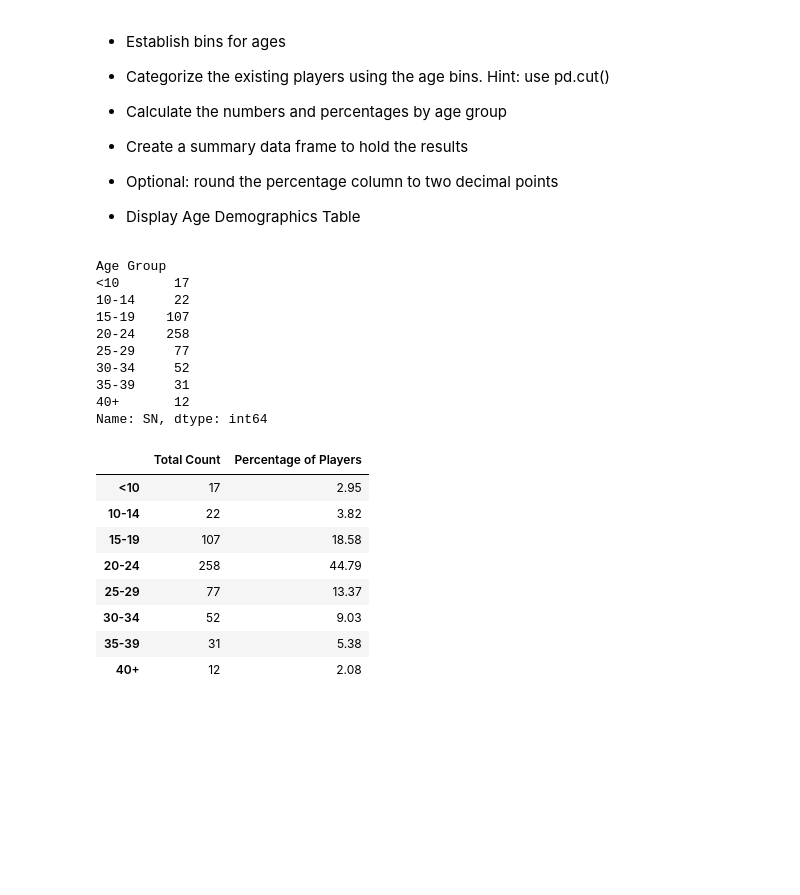
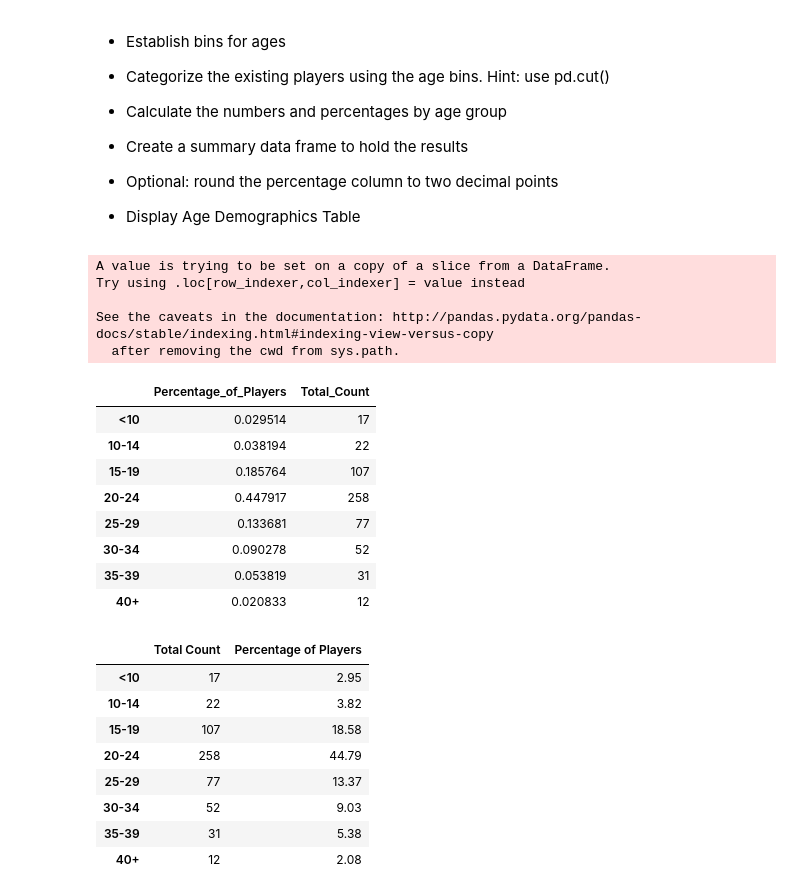
Before and after one commit to dc-liska/HeroesOfPymoli, a Jupyter notebook: HeroesOfPymoli.ipynb, the cells around one changed output. Saved outputs shown, nothing was run; the diff lists cells and outputs as text; code cells hidden in the pictures; blank space fills up the shorter version.

```diff
--- a/HeroesOfPymoli.ipynb
+++ b/HeroesOfPymoli.ipynb
@@ -166,26 +171,28 @@ KeyError: 'Gender'
 # %%
 age_bins = [0, 9, 14, 19, 24, 29, 34, 39, 100]
 age_group_labels = ["<10", "10-14", "15-19", "20-24", "25-29", "30-34", "35-39", "40+"]
-purchase_age_data_df = purchase_data_df
-purchase_age_data_df["Age Group"] = pd.cut(purchase_age_data_df["Age"], age_bins, labels=age_group_labels)
+demograph_age_data_df = purchase_data_df.drop_duplicates(subset="SN")
+demograph_age_data_df["Age_Group"] = pd.cut(demograph_age_data_df["Age"], age_bins, labels=age_group_labels)
+tot_players= purchase_data_df['SN'].nunique()
 
-age_distribution = purchase_data_df.groupby("Age Group")
-
-#purchase_data_df["Percentage of Players"] = pd.cut(purchase_data_df["Total Count"]/ len(purchase_data_df))
-#age_data_df = purchase_data_df[["Age Group", "Percentage of Players"]]
-
-print(age_distribution["SN"].nunique())
+age_distribution_table["Percentage_of_Players"]= (demograph_age_data_df["Age_Group"].value_counts())/ tot_players
+age_distribution_table["Total_Count"]= demograph_age_data_df["Age_Group"].value_counts()
+age_distribution_table.sort_index()
 # %% [output]
-Age Group
-<10       17
-10-14     22
-15-19    107
-20-24    258
-25-29     77
-30-34     52
-35-39     31
-40+       12
-Name: SN, dtype: int64
+A value is trying to be set on a copy of a slice from a DataFrame.
+Try using .loc[row_indexer,col_indexer] = value instead
+
+See the caveats in the documentation: http://pandas.pydata.org/pandas-docs/stable/indexing.html#indexing-view-versus-copy
+  after removing the cwd from sys.path.
+|  | Percentage_of_Players | Total_Count |
+| <10 | 0.029514 | 17 |
+| 10-14 | 0.038194 | 22 |
+| 15-19 | 0.185764 | 107 |
+| 20-24 | 0.447917 | 258 |
+| 25-29 | 0.133681 | 77 |
+| 30-34 | 0.090278 | 52 |
+| 35-39 | 0.053819 | 31 |
+| 40+ | 0.020833 | 12 |
 # %%
 # %% [output]
 |  | Total Count | Percentage of Players |
```
Also changed, not shown: parts of 10 cells of this notebook.
